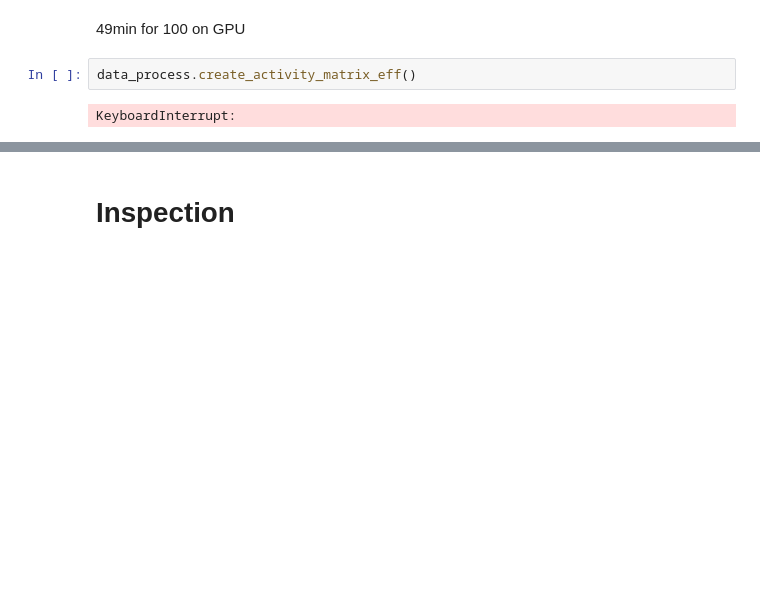
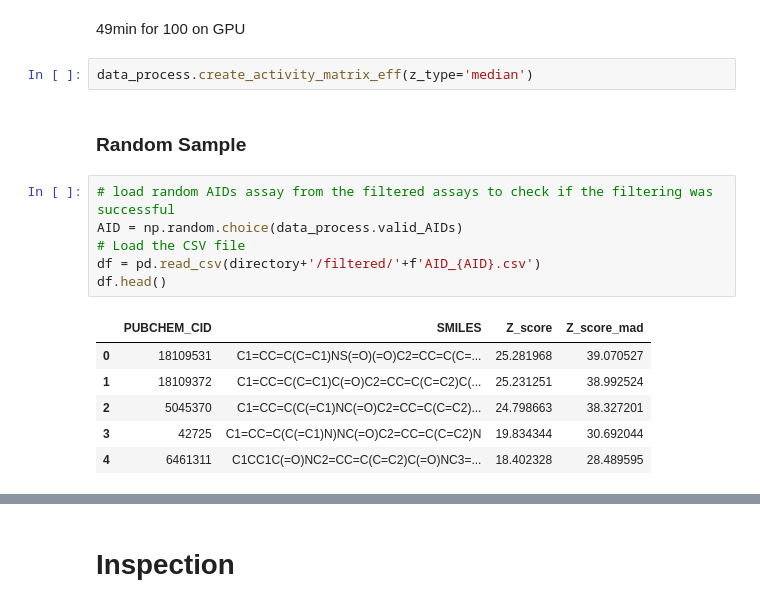
Before and after one commit to davidkubanek/Thesis, a Jupyter notebook: HTS_fingerprints.ipynb, the cells around one changed output, grey strips where cells are left out. Saved outputs shown, nothing was run; the diff lists cells and outputs as text; blank space fills up the shorter version.

```diff
--- a/HTS_fingerprints.ipynb
+++ b/HTS_fingerprints.ipynb
@@ -686,6 +642,19 @@ data_process.load()
 # %% [markdown]
 49min for 100 on GPU
 # %%
-data_process.create_activity_matrix_eff()
+data_process.create_activity_matrix_eff(z_type='median')
-# %% [output]
-KeyboardInterrupt:
+# %% [markdown]
+### Random Sample
+# %%
+# load random AIDs assay from the filtered assays to check if the filtering was successful
+AID = np.random.choice(data_process.valid_AIDs)
+# Load the CSV file
+df = pd.read_csv(directory+'/filtered/'+f'AID_{AID}.csv')
+df.head()
+# %% [output]
+|  | PUBCHEM_CID | SMILES | Z_score | Z_score_mad |
+| 0 | 18109531 | C1=CC=C(C=C1)NS(=O)(=O)C2=CC=C(C=... | 25.281968 | 39.070527 |
+| 1 | 18109372 | C1=CC=C(C=C1)C(=O)C2=CC=C(C=C2)C(... | 25.231251 | 38.992524 |
+| 2 | 5045370 | C1=CC=C(C(=C1)NC(=O)C2=CC=C(C=C2)... | 24.798663 | 38.327201 |
+| 3 | 42725 | C1=CC=C(C(=C1)N)NC(=O)C2=CC=C(C=C2)N | 19.834344 | 30.692044 |
+| 4 | 6461311 | C1CC1C(=O)NC2=CC=C(C=C2)C(=O)NC3=... | 18.402328 | 28.489595 |
```
Also changed, not shown: parts of 13 cells of this notebook.
